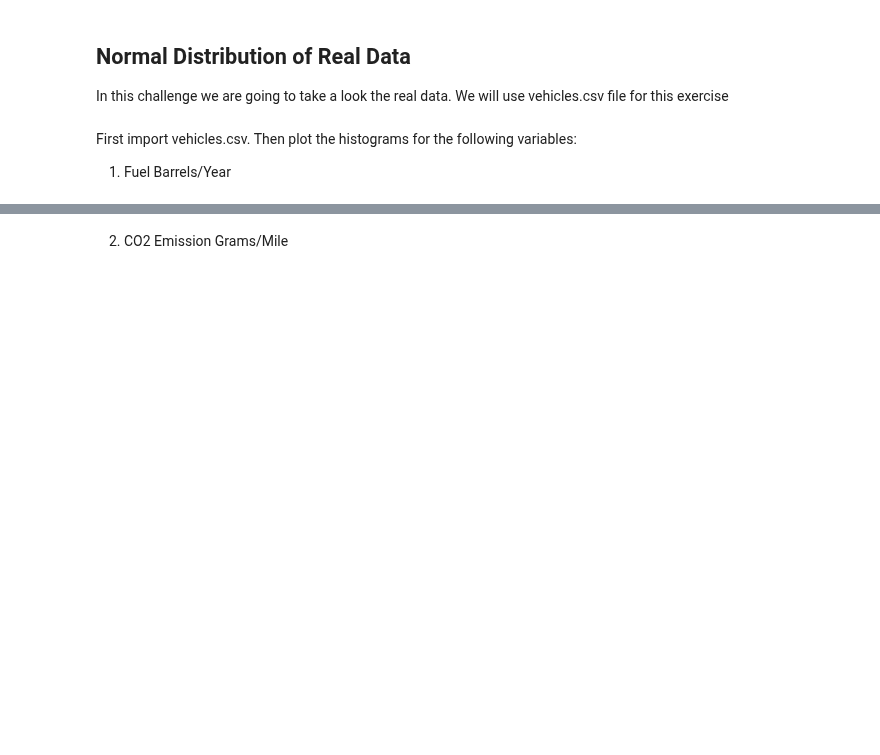
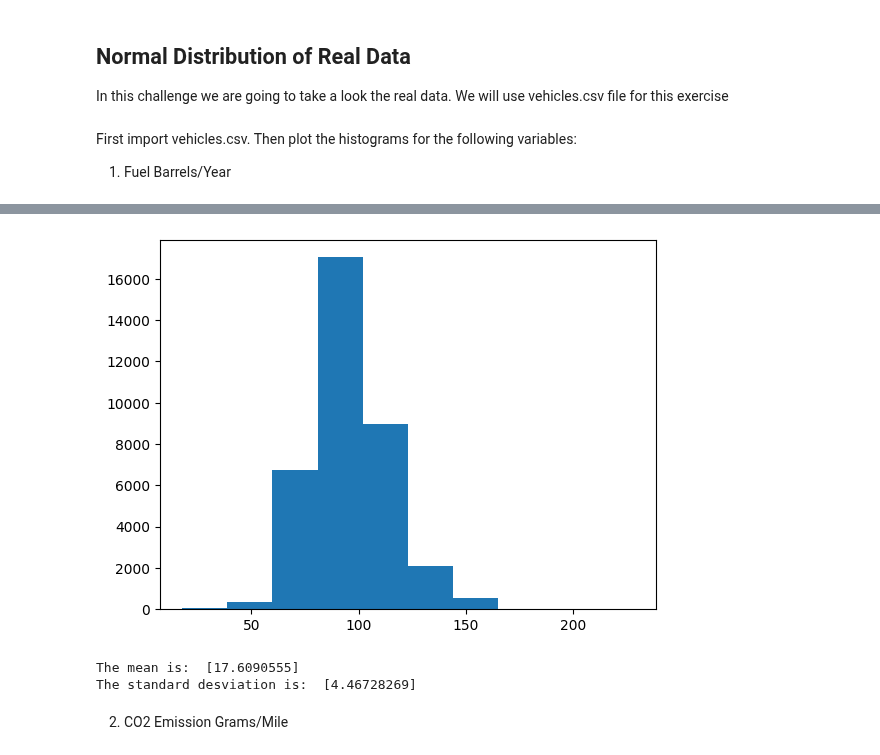
Before and after one commit to ta-data-lis/lab-probability-distributions, a Jupyter notebook: your-code/continuous.ipynb, the cells around one changed output, grey strips where cells are left out. Drawn from its saved outputs; the diff is of its cells as text; code cells hidden in the pictures; blank space fills up the shorter version.

```diff
--- a/your-code/continuous.ipynb
+++ b/your-code/continuous.ipynb
@@ -78,0 +113,3 @@ Then plot the histograms for the following variables:
+# %%
+cars = pd.read_csv('/Users/joananogueira/Desktop/Ironhack /Labs/Week5/lab-probability-distributions/your-code/vehicles.csv')
+cars.head(5)
@@ -79,2 +123,18 @@ Then plot the histograms for the following variables:
+# %%
+# your code here
+
+mean = cars[['Fuel Barrels/Year']].mean()
+std = cars[['Fuel Barrels/Year']].std()
+x = mean + std * cars[["Fuel Barrels/Year"]]
+
+plt.hist(x)
+plt.show()
+
+print("The mean is: ", mean.values)
+print("The standard desviation is: ", std.values)
+# %% [output]
+[figure, added]
+The mean is:  [17.6090555]
+The standard desviation is:  [4.46728269]
 # %% [markdown]
 2. CO2 Emission Grams/Mile
```
Also changed, not shown: parts of 21 cells of this notebook.
